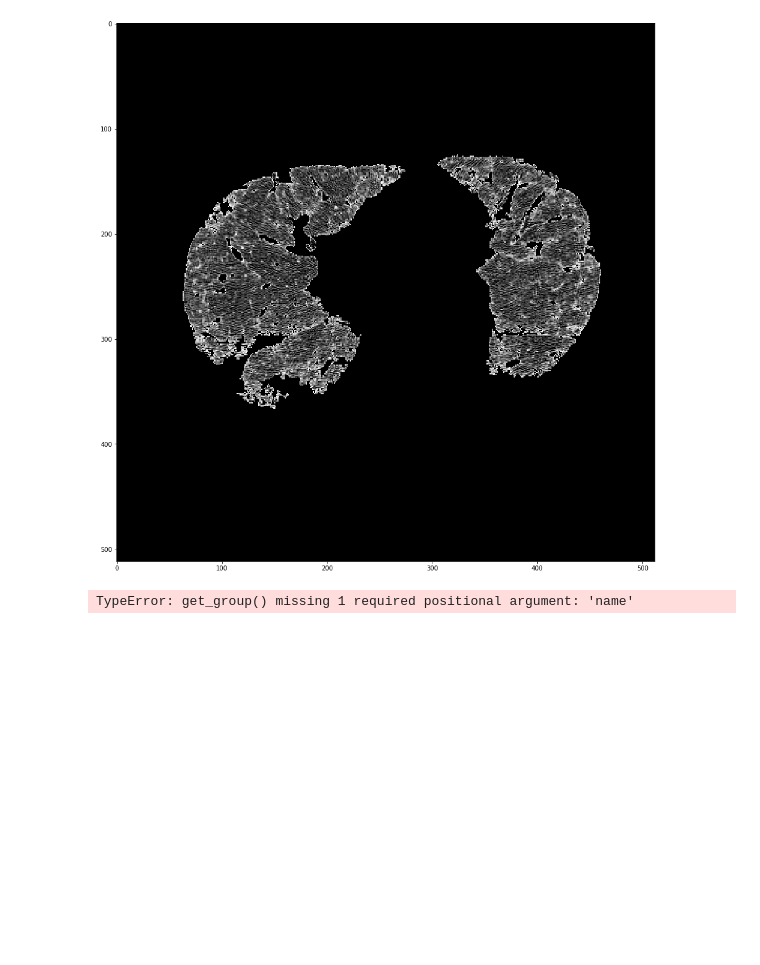
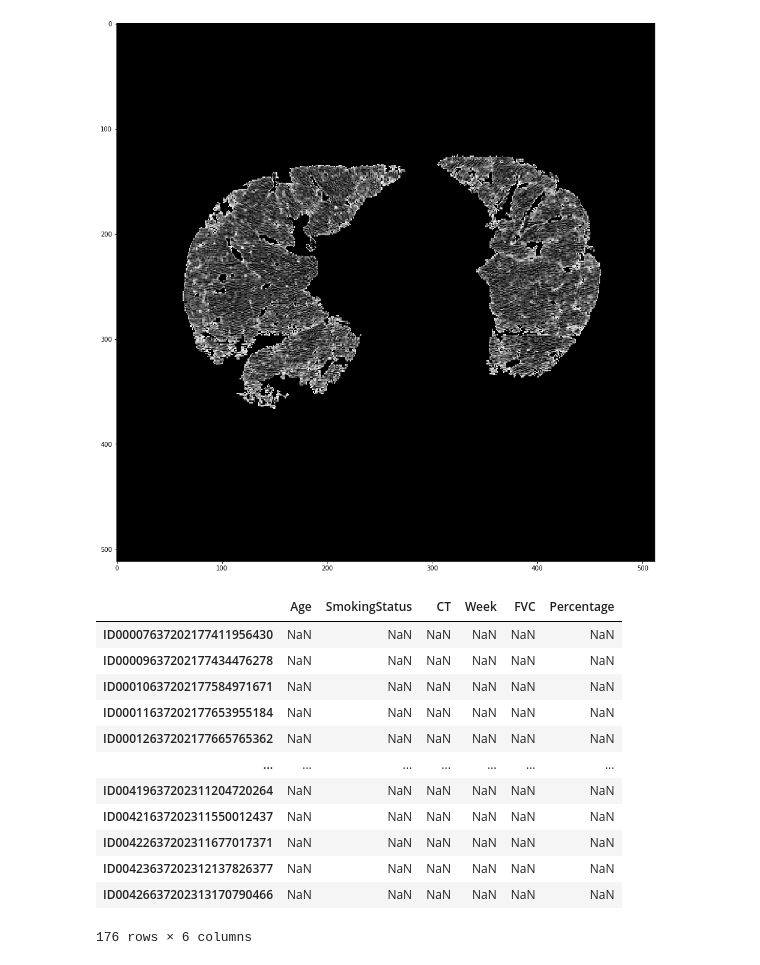
Before and after one commit to EdMDias/OSIC_kaggle_project, a Jupyter notebook: lung_examination.ipynb, the cells around one changed output. Drawn from its saved outputs; the diff is of its cells as text; code cells hidden in the pictures; blank space fills up the shorter version.

```diff
--- a/lung_examination.ipynb
+++ b/lung_examination.ipynb
@@ -91,7 +91,21 @@ plt.imshow(img*example_img, cmap='gray')
 # %% [output]
 <matplotlib.image.AxesImage at 0x...>
 [figure]
-# %%
-train.groupby('Patient').
-# %% [output]
-TypeError: get_group() missing 1 required positional argument: 'name'
+# %%
+df = pd.DataFrame(index = train['Patient'].unique(),columns=['Age', 'SmokingStatus', 'CT', 'Week', 'FVC', 'Percentage'])
+# %%
+df
+# %% [output]
+|  | Age | SmokingStatus | CT | Week | FVC | Percentage |
+| ID00007637202177411956430 | NaN | NaN | NaN | NaN | NaN | NaN |
+| ID00009637202177434476278 | NaN | NaN | NaN | NaN | NaN | NaN |
+| ID00010637202177584971671 | NaN | NaN | NaN | NaN | NaN | NaN |
+| ID00011637202177653955184 | NaN | NaN | NaN | NaN | NaN | NaN |
+| ID00012637202177665765362 | NaN | NaN | NaN | NaN | NaN | NaN |
+| ... | ... | ... | ... | ... | ... | ... |
+| ID00419637202311204720264 | NaN | NaN | NaN | NaN | NaN | NaN |
+| ID00421637202311550012437 | NaN | NaN | NaN | NaN | NaN | NaN |
+| ID00422637202311677017371 | NaN | NaN | NaN | NaN | NaN | NaN |
+| ID00423637202312137826377 | NaN | NaN | NaN | NaN | NaN | NaN |
+| ID00426637202313170790466 | NaN | NaN | NaN | NaN | NaN | NaN |
+176 rows × 6 columns
```
